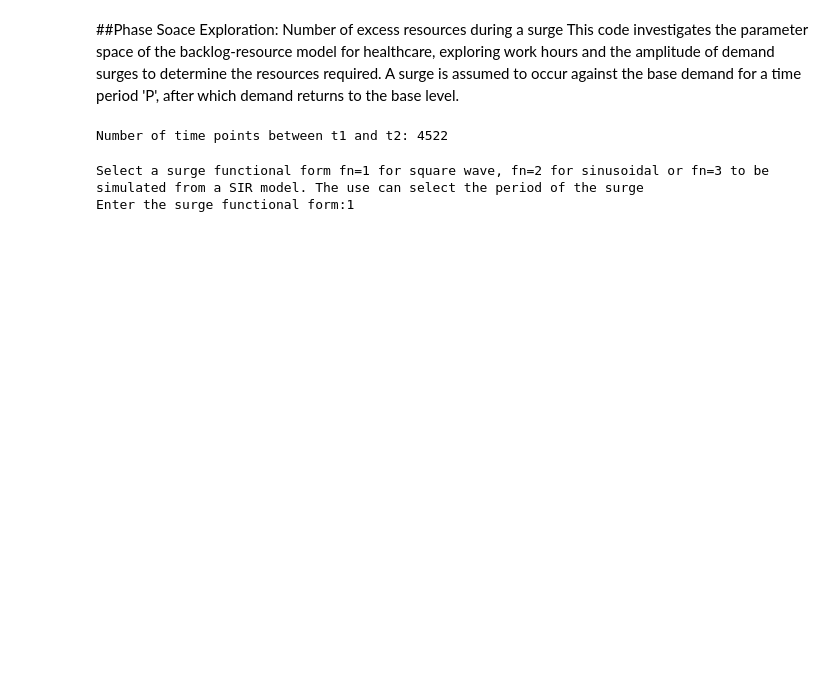
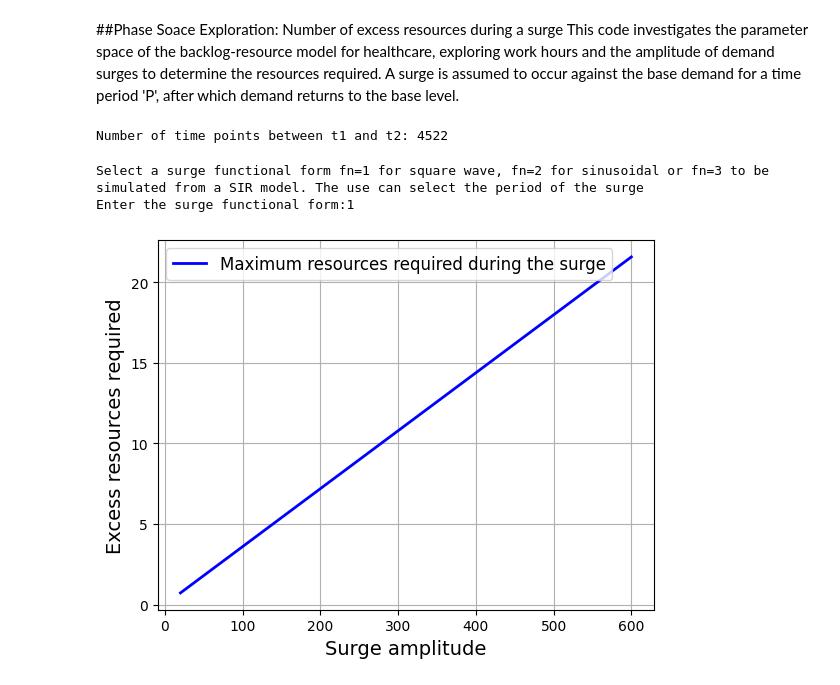
Before and after one commit to shakir507/BacklogModels, a Jupyter notebook: PhaseSpaceExploration.ipynb, the cells around one changed output. Drawn from its saved outputs; the diff is of its cells as text; code cells hidden in the pictures; blank space fills up the shorter version.

```diff
--- a/PhaseSpaceExploration.ipynb
+++ b/PhaseSpaceExploration.ipynb
@@ -12,6 +12,7 @@ import matplotlib.pyplot as plt
 # Parameters for the backlog
 
 initial_backlog = 2  # Initial number of patients in the backlog
+initial_resource = 2  # Initial number of resources
 T0 = 1  # Initial time
 Tf = 200  # Final time
 time_span = (T0, Tf)  # Time range for simulation
@@ -130,7 +131,7 @@ for demandsurge in surge_amplitude:
     solution = solve_ivp(
         backloghospital,          # ODE function
         time_span,                # Time span
-        [initial_backlog, 2],     # Initial condition
+        [initial_backlog, initial_resource],     # Initial condition
         t_eval=time_points_backlog,       # Time points to evaluate the solution
         args=(demandsurge, fn,),  # Additional arguments for the ODE function
         rtol=1e-6,  # Reduce relative tolerance
@@ -142,14 +143,16 @@ for demandsurge in surge_amplitude:
     backlog = solution.y[0]
     resources_val = solution.y[1]
     #Compute maximum resources required during the surge from the solution and store
-    max_resources.append(max(resources_val))
-
-# Plot maximum resources required during the surge as a function of the surge amplitude
-plt.plot(surge_amplitude, max_resources, label="Maximum resources required during the surge", color="blue", linewidth=2)
-plt.xlabel("Surge amplitude", fontsize=14)
-plt.ylabel("Maximum resources required during the surge", fontsize=14)
-plt.legend(fontsize=12)
-plt.grid(True)
+    max_resources.append(max(resources_val)-initial_resource)
 # %% [output]
 Select a surge functional form fn=1 for square wave, fn=2 for sinusoidal or fn=3 to be simulated from a SIR model. The use can select the period of the surge
 Enter the surge functional form:1
+# %%
+# Plot maximum resources required during the surge as a function of the surge amplitude
+plt.plot(surge_amplitude, max_resources, label="Maximum resources required during the surge", color="blue", linewidth=2)
+plt.xlabel("Surge amplitude", fontsize=14)
+plt.ylabel("Excess resources required", fontsize=14)
+plt.legend(fontsize=12)
+plt.grid(True)
+# %% [output]
+[figure, added]
```
